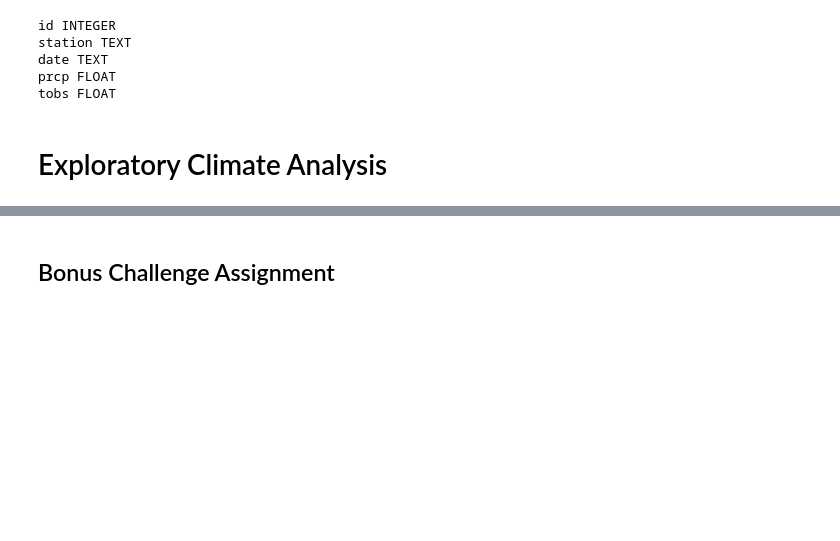
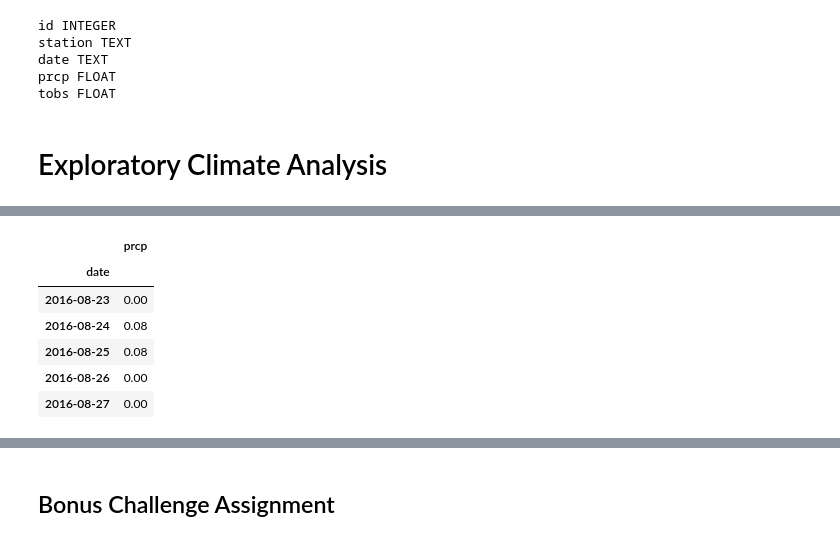
Before and after one commit to BPayne-216/sqlalchemy-challenge, a Jupyter notebook: climate_starter.ipynb, the cells around one changed output, grey strips where cells are left out. Drawn from its saved outputs; the diff is of its cells as text; code cells hidden in the pictures; blank space fills up the shorter version.

```diff
--- a/climate_starter.ipynb
+++ b/climate_starter.ipynb
@@ -75,0 +115,13 @@ tobs FLOAT
+# %%
+# Sort the dataframe by date
+ltmrain_df = ltmrain_df.set_index("date")
+ltmrain_df.head()
+# Use Pandas Plotting with Matplotlib to plot the data
+# %% [output]
+|  | prcp |
+| date |  |
+| 2016-08-23 | 0.00 |
+| 2016-08-24 | 0.08 |
+| 2016-08-25 | 0.08 |
+| 2016-08-26 | 0.00 |
+| 2016-08-27 | 0.00 |
```
Also changed, not shown: parts of 9 cells of this notebook, 1 other file.
